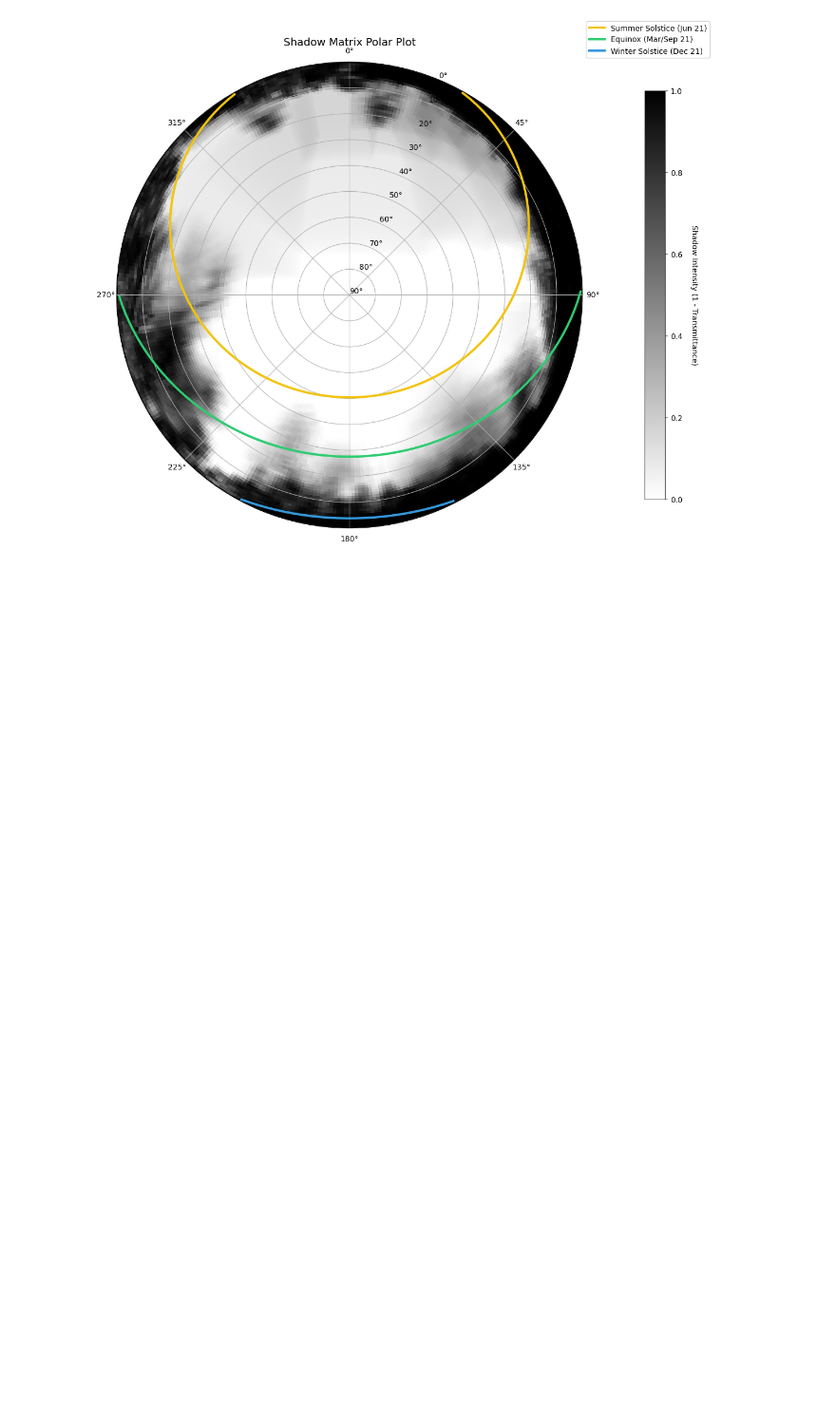
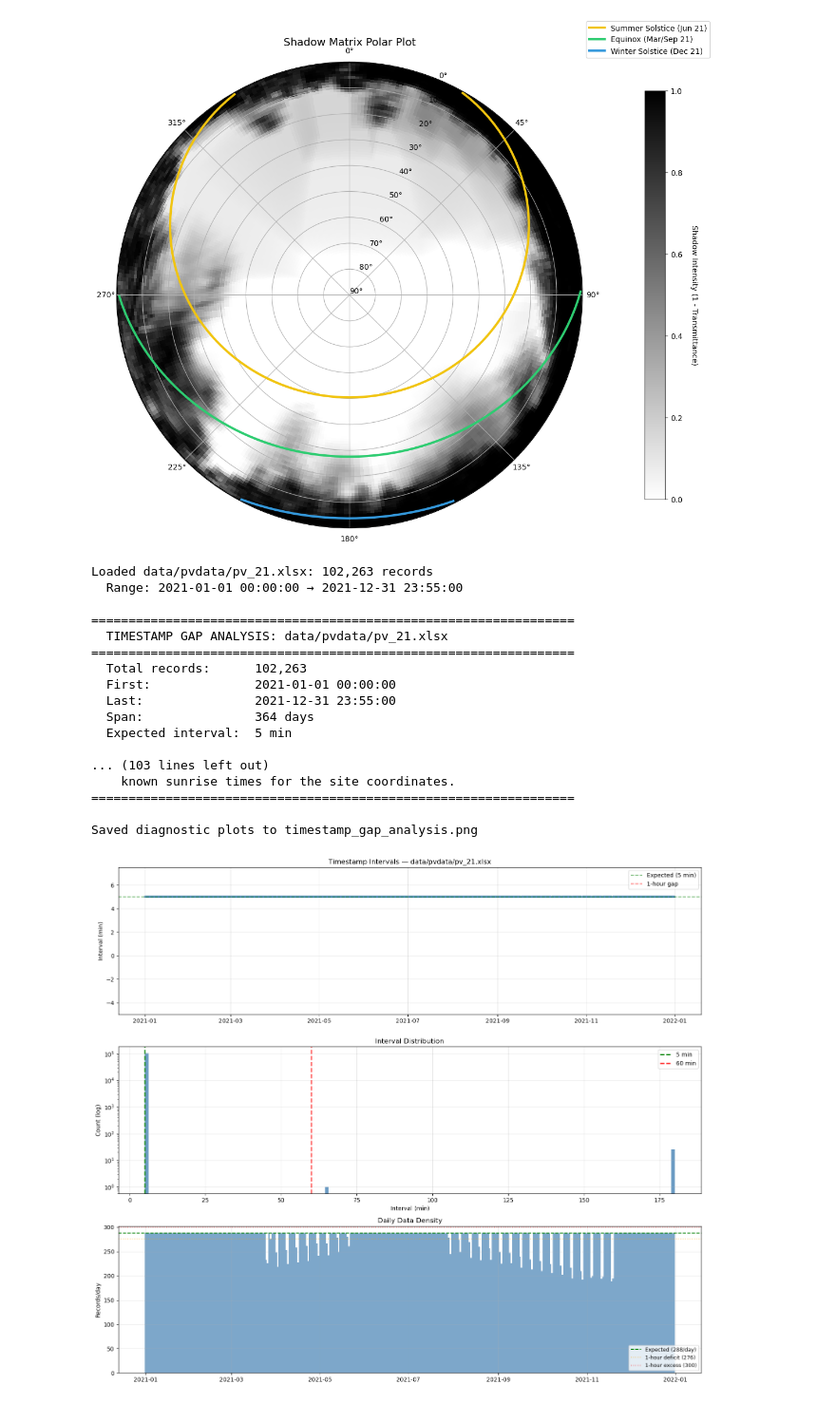
Before and after one commit to HD0NG/VoxSolaris2, a Jupyter notebook: yatest_v2.ipynb, the cells around one changed output. Shown at 95% size. Drawn from its saved outputs; the diff is of its cells as text; code cells hidden in the pictures; blank space fills up the shorter version.

```diff
--- a/yatest_v2.ipynb
+++ b/yatest_v2.ipynb
@@ -12,3 +12,25 @@ plot_shadow_matrix_with_sunpaths(matrix_path=MATRIX_PATH, fill_missing=False)
 Loading shadow matrix...
 Calculating seasonal sun paths...
 [figure]
+# %%
+from investigate_timezone import analyze_timestamps
+report = analyze_timestamps("data/pvdata/pv_21.xlsx")
+# %% [output]
+Loaded data/pvdata/pv_21.xlsx: 102,263 records
+  Range: 2021-01-01 00:00:00 → 2021-12-31 23:55:00
+
+=================================================================
+  TIMESTAMP GAP ANALYSIS: data/pvdata/pv_21.xlsx
+=================================================================
+  Total records:      102,263
+  First:              2021-01-01 00:00:00
+  Last:               2021-12-31 23:55:00
+  Span:               364 days
+  Expected interval:  5 min
+
+... (103 lines left out)
+    known sunrise times for the site coordinates.
+=================================================================
+
+Saved diagnostic plots to timestamp_gap_analysis.png
+[figure, added]
```
Also changed, not shown: parts of 1 cell of this notebook, 3 other files.
